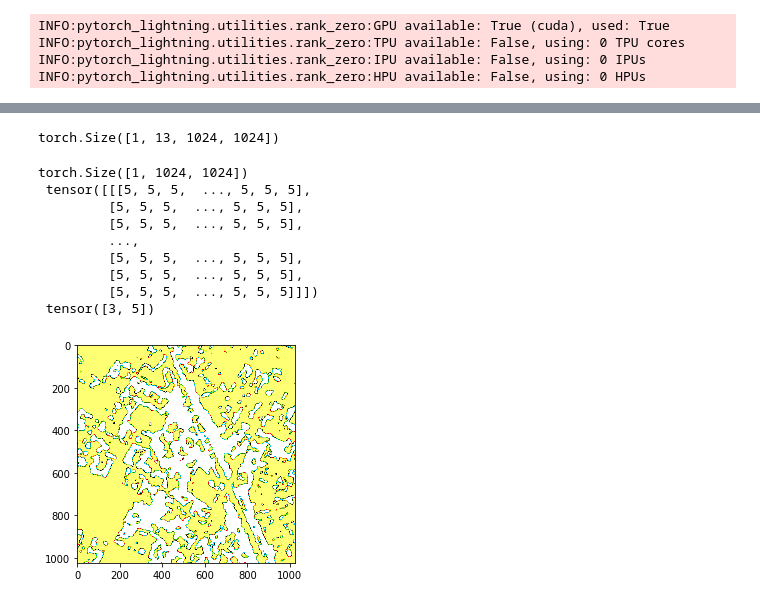
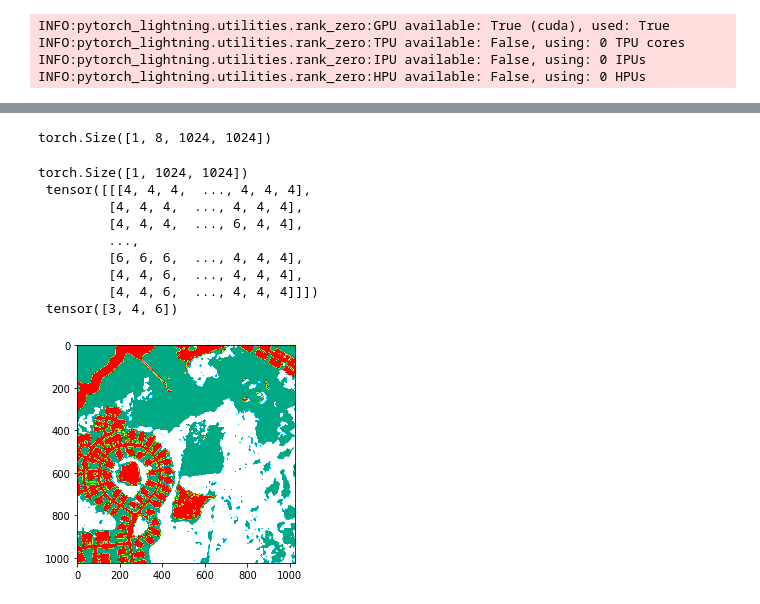
Before and after one commit to richieBao/USDA_CH_final, a Jupyter notebook: USDA/notebook/colab_torchgeo_unet .ipynb, the cells around one changed output, grey strips where cells are left out. Saved outputs shown, nothing was run; the diff lists cells and outputs as text; code cells hidden in the pictures.

```diff
--- a/USDA/notebook/colab_torchgeo_unet .ipynb
+++ b/USDA/notebook/colab_torchgeo_unet .ipynb
@@ -525,18 +600,27 @@ datamodule=geo_datamodule(
     )
 # %%
 from torchgeo.trainers import SemanticSegmentationTask
+
+aux_params=dict(
+    pooling='avg',             # one of 'avg', 'max'
+    dropout=0.5,               # dropout ratio, default is None
+    activation='sigmoid',      # activation function, default is None
+    classes=8,                 # define number of output labels
+)
+
 task=SemanticSegmentationTask(
     segmentation_model='unet',
     encoder_name='resnet34',
     encoder_weights='imagenet',
     pretrained=True,
     in_channels=6,
-    num_classes=13,
-    ignore_index=-1000,
-    loss='jaccard', # 'ce'
+    num_classes=8,
+    ignore_index=7,
+    loss='ce', # 'ce','jaccard'
     learning_rate=0.1,
     learning_rate_schedule_patience=5,
     ignore_zeros=True,
+    aux_params=aux_params,
     )
 # %%
 from pytorch_lightning.callbacks import EarlyStopping, ModelCheckpoint
@@ -623,7 +704,7 @@ if not in_tests:
     val_steps = []
     val_rmse = []
     with open(
-        os.path.join(data_dir, "segmentation_unet", "version_7", "metrics.csv"), "r"  #"version_3"
+        os.path.join(data_dir, "segmentation_unet", "version_0", "metrics.csv"), "r"  #"version_3"
     ) as f:
         csv_reader = csv.DictReader(f, delimiter=",")
         for i, row in enumerate(csv_reader):
@@ -701,43 +782,43 @@ unet_model.freeze()
 y_probs=unet_model(X)
 print(y_probs.shape)
 # %% [output]
-torch.Size([1, 13, 1024, 1024])
+torch.Size([1, 8, 1024, 1024])
 # %%
 import numpy as np
 y_pred=np.argmax(y_probs,axis=1)#.reshape(-1,1)
 print(y_pred.shape,'\n',y_pred,'\n',y_pred.unique())
 # %% [output]
 torch.Size([1, 1024, 1024])
- tensor([[[5, 5, 5,  ..., 5, 5, 5],
-         [5, 5, 5,  ..., 5, 5, 5],
-         [5, 5, 5,  ..., 5, 5, 5],
+ tensor([[[4, 4, 4,  ..., 4, 4, 4],
+         [4, 4, 4,  ..., 4, 4, 4],
+         [4, 4, 4,  ..., 6, 4, 4],
          ...,
-         [5, 5, 5,  ..., 5, 5, 5],
-         [5, 5, 5,  ..., 5, 5, 5],
-         [5, 5, 5,  ..., 5, 5, 5]]])
- tensor([3, 5])
+         [6, 6, 6,  ..., 4, 4, 4],
+         [4, 4, 6,  ..., 4, 4, 4],
+         [4, 4, 6,  ..., 4, 4, 4]]])
+ tensor([3, 4, 6])
 # %%
 import matplotlib
 import numpy as np
 
 LC_color_dict={
     0: (0, 0, 0, 0),
     1: (0, 197, 255, 255),
     2: (0, 168, 132, 255),
     3: (38, 115, 0, 255),
     4: (76, 230, 0, 255),
     5: (163, 255, 115, 255),
     6: (255, 170, 0, 255),
     7: (255, 0, 0, 255),
     8: (156, 156, 156, 255),
-    9: (0, 0, 0, 255),
-    10: (115, 115, 0, 255),
-    11: (230, 230, 0, 255),
-    12: (255, 255, 115, 255),
-    13: (197, 0, 255, 255),
+   # 9: (0, 0, 0, 255),
+    #10: (115, 115, 0, 255),
+    #11: (230, 230, 0, 255),
+    #12: (255, 255, 115, 255),
+    #13: (197, 0, 255, 255),
     }
 
 cmap_LC, norm=matplotlib.colors.from_levels_and_colors(list(LC_color_dict.keys()),[[v/255 for v in i] for i in LC_color_dict.values()],extend='max')
 plt.imshow(np.squeeze(y_pred),cmap=cmap_LC);
 # %% [output]
-[figure, old version]
+[figure, new version]
```
Also changed, not shown: parts of 23 cells of this notebook, 19 other files.
